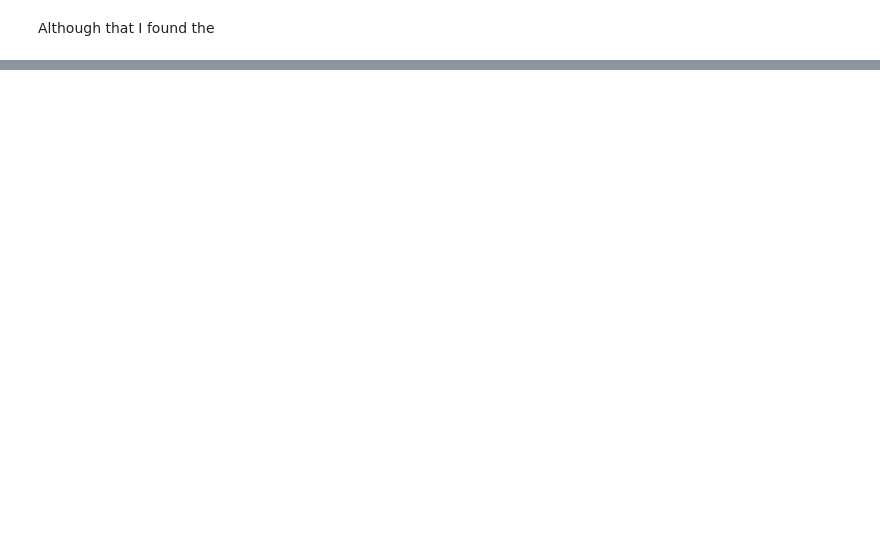
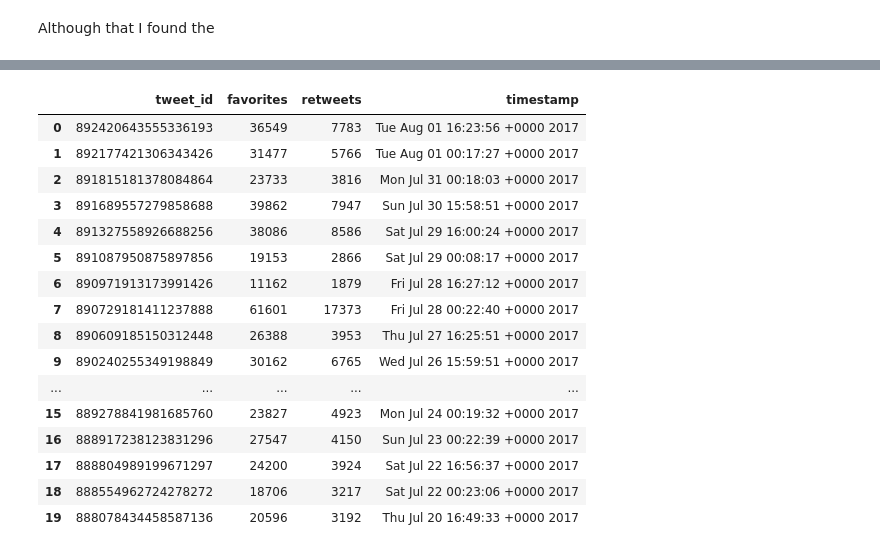
Before and after one commit to CherifArsanious/wrangle-and-analyze-data-project, a Jupyter notebook: wrangle_act.ipynb, the cells around one changed output, grey strips where cells are left out. Cells and saved outputs as stored; diff of their text form; code cells hidden in the pictures; blank space fills up the shorter version.

```diff
--- a/wrangle_act.ipynb
+++ b/wrangle_act.ipynb
@@ -75,0 +152,29 @@ df.head()
+# %%
+required_attr = []
+with open('tweet_json.txt') as json_file:
+    for line in json_file:
+        python_format = json.loads(line)
+        required_attr.append({'tweet_id':python_format['id'],
+                              'favorites':python_format['favorite_count'],
+                              'retweets':python_format['retweet_count'],
+                              'timestamp':python_format['created_at']})
+tweet_added_columns=pd.DataFrame(required_attr,columns=['tweet_id','favorites','retweets','timestamp'])
+tweet_added_columns.head(20)
+# %% [output]
+|  | tweet_id | favorites | retweets | timestamp |
+| 0 | 892420643555336193 | 36549 | 7783 | Tue Aug 01 16:23:56 +0000 2017 |
+| 1 | 892177421306343426 | 31477 | 5766 | Tue Aug 01 00:17:27 +0000 2017 |
+| 2 | 891815181378084864 | 23733 | 3816 | Mon Jul 31 00:18:03 +0000 2017 |
+| 3 | 891689557279858688 | 39862 | 7947 | Sun Jul 30 15:58:51 +0000 2017 |
+| 4 | 891327558926688256 | 38086 | 8586 | Sat Jul 29 16:00:24 +0000 2017 |
+| 5 | 891087950875897856 | 19153 | 2866 | Sat Jul 29 00:08:17 +0000 2017 |
+| 6 | 890971913173991426 | 11162 | 1879 | Fri Jul 28 16:27:12 +0000 2017 |
+| 7 | 890729181411237888 | 61601 | 17373 | Fri Jul 28 00:22:40 +0000 2017 |
+| 8 | 890609185150312448 | 26388 | 3953 | Thu Jul 27 16:25:51 +0000 2017 |
+| 9 | 890240255349198849 | 30162 | 6765 | Wed Jul 26 15:59:51 +0000 2017 |
+| ... | ... | ... | ... | ... |
+| 15 | 889278841981685760 | 23827 | 4923 | Mon Jul 24 00:19:32 +0000 2017 |
+| 16 | 888917238123831296 | 27547 | 4150 | Sun Jul 23 00:22:39 +0000 2017 |
+| 17 | 888804989199671297 | 24200 | 3924 | Sat Jul 22 16:56:37 +0000 2017 |
+| 18 | 888554962724278272 | 18706 | 3217 | Sat Jul 22 00:23:06 +0000 2017 |
+| 19 | 888078434458587136 | 20596 | 3192 | Thu Jul 20 16:49:33 +0000 2017 |
```
Also changed, not shown: parts of 5 cells of this notebook.
